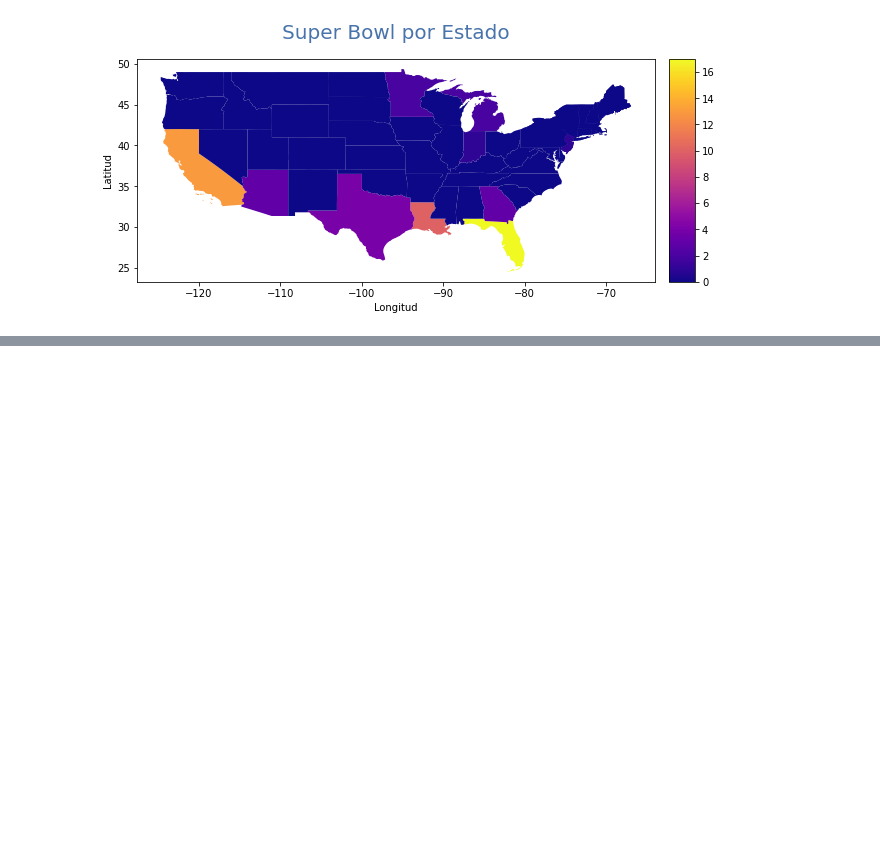
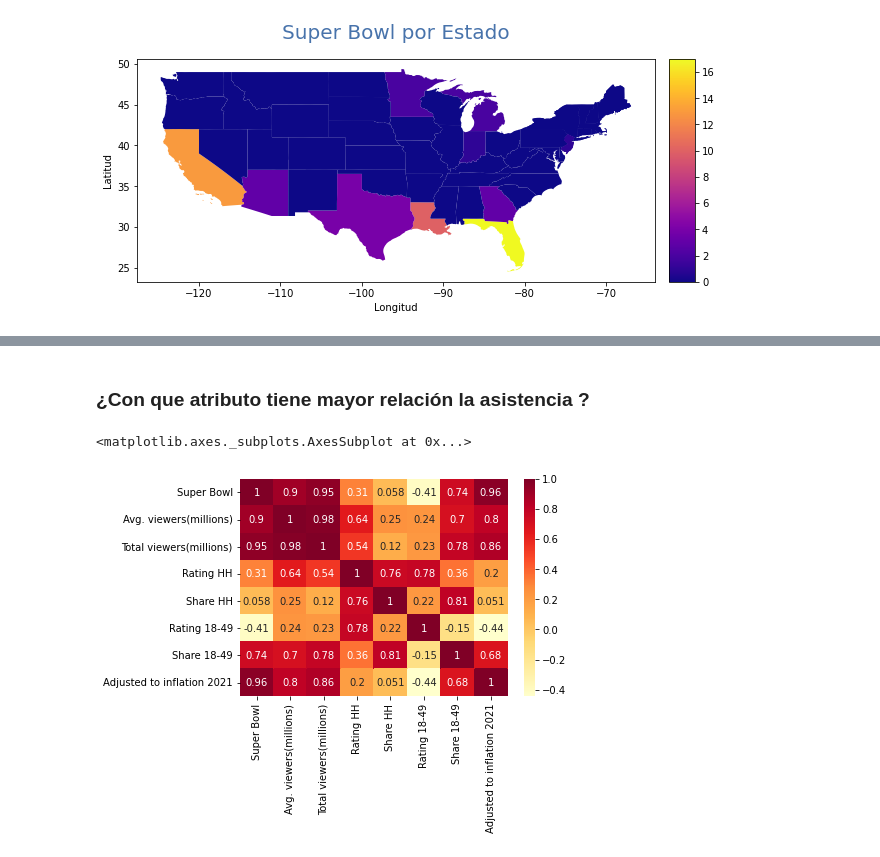
Before and after one commit to EdeEsteban/Analitica-de-Datos, a Jupyter notebook: Analitica.ipynb, the cells around one changed output, grey strips where cells are left out. Cells and saved outputs as stored; diff of their text form; code cells hidden in the pictures; blank space fills up the shorter version.

```diff
--- a/Analitica.ipynb
+++ b/Analitica.ipynb
@@ -709,0 +742,11 @@ AttributeError: ignored
+# %% [markdown]
+### ¿Con que atributo tiene mayor relación la asistencia ?
+# %%
+ratings=ratings.drop('Date',axis = 1)
+ratings=ratings.drop('Network',axis = 1)
+ratings=ratings.drop('Cost 30s ad',axis = 1)
+# %%
+sns.heatmap(ratings.corr(), cmap = 'YlOrRd', annot = True)
+# %% [output]
+<matplotlib.axes._subplots.AxesSubplot at 0x...>
+[figure, added]
```
Also changed, not shown: parts of 19 cells of this notebook.
